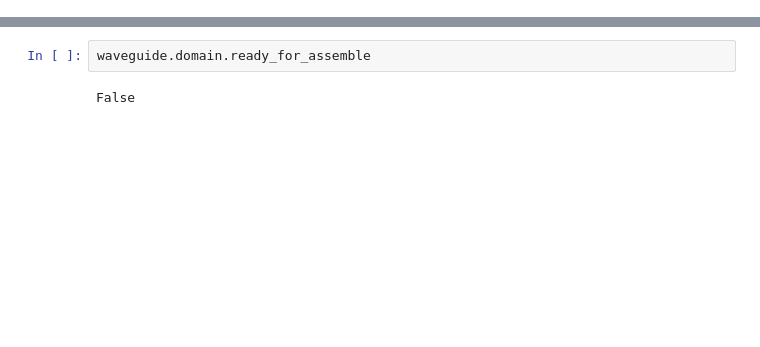
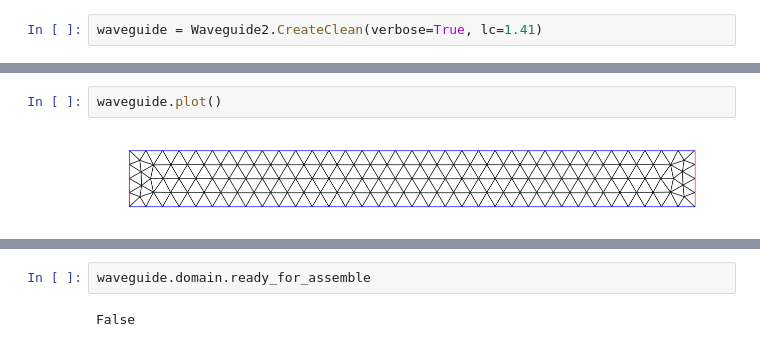
Before and after one commit to MPenaR/Trefftz, a Jupyter notebook: notebooks/playground.ipynb, the cells around one changed output, grey strips where cells are left out. Drawn from its saved outputs; the diff is of its cells as text; blank space fills up the shorter version.

Commit message:
seems that inherintance from problem works and its cleaner, need to get on fluxes ...

```diff
--- a/notebooks/playground.ipynb
+++ b/notebooks/playground.ipynb
@@ -4,3 +4,5 @@ from problems.waveguide import Waveguide
 from problems.waveguide.exact_solutions import Mode
 import numpy as np
 from trefftz.dg.functions import ComplexFunction
+# %%
+waveguide = Waveguide2.CreateClean(verbose=True, lc=1.41)
@@ -7 +26,5 @@ from trefftz.dg.functions import ComplexFunction
+# %%
+waveguide.plot()
+# %% [output]
+[figure, added]
 # %%
```
Also changed, not shown: parts of 12 cells of this notebook, 6 other files.
